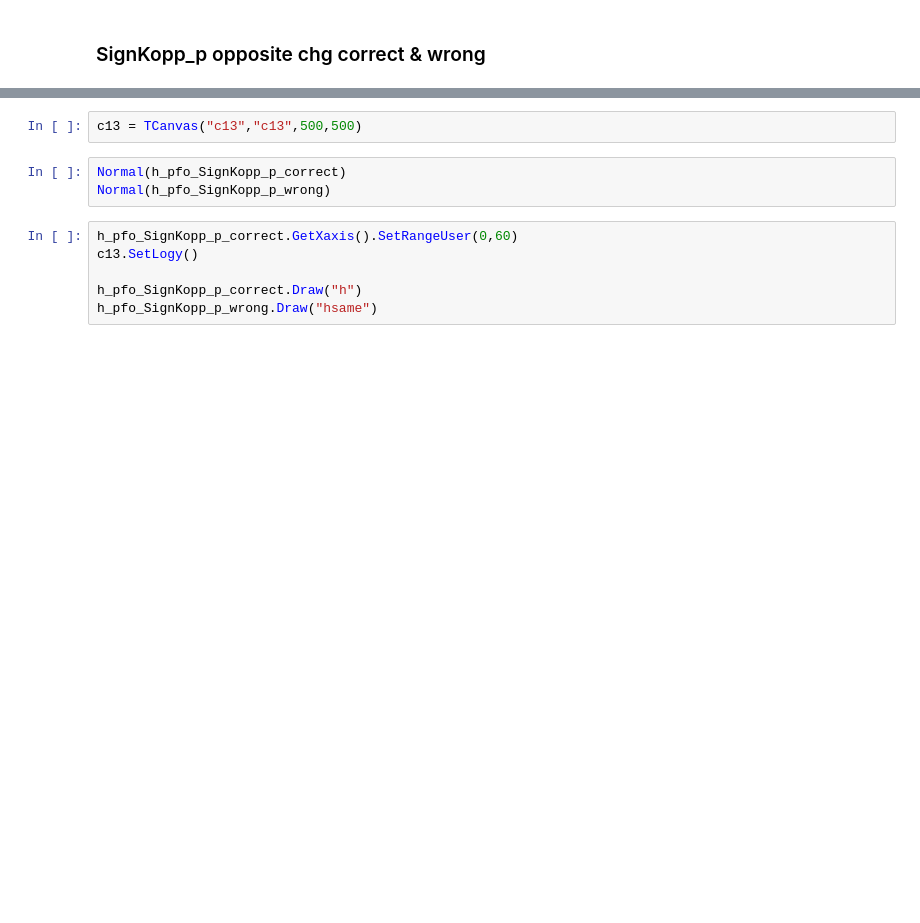
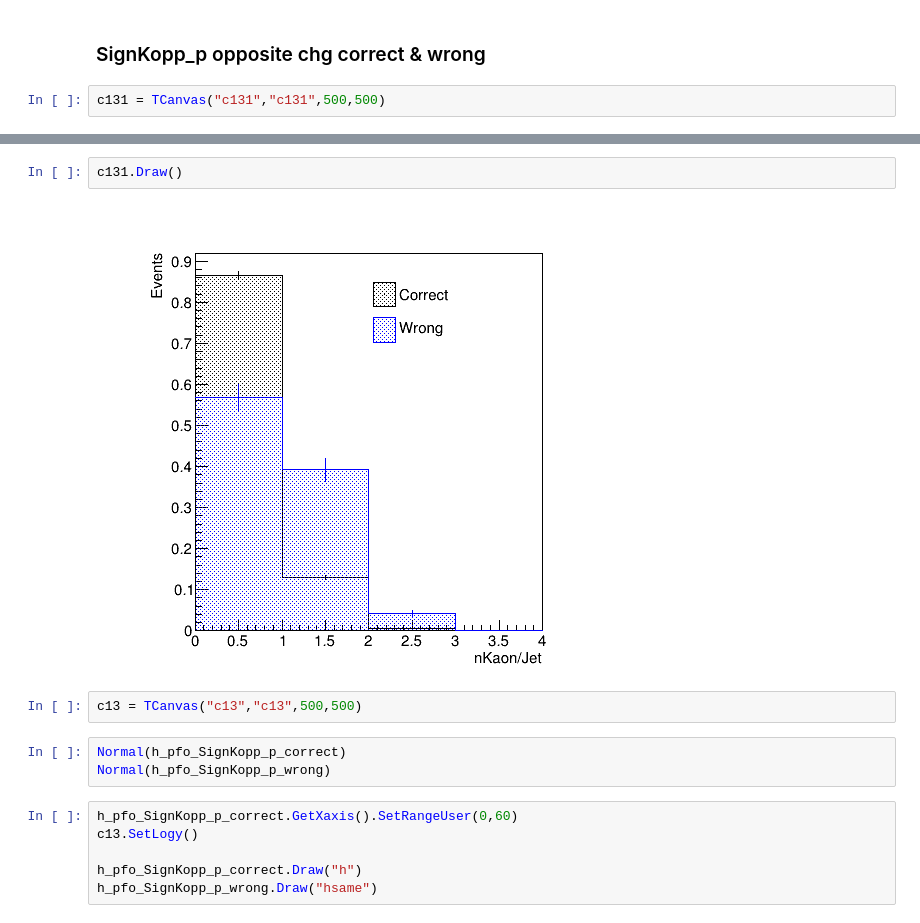
Before and after one commit to yuichiok/VertexMacro, a Jupyter notebook: QQbar250/jupyter/ssbar/dEdx_dist/Migration_Analysis.ipynb, the cells around one changed output, grey strips where cells are left out. Drawn from its saved outputs; the diff is of its cells as text; blank space fills up the shorter version.

```diff
--- a/QQbar250/jupyter/ssbar/dEdx_dist/Migration_Analysis.ipynb
+++ b/QQbar250/jupyter/ssbar/dEdx_dist/Migration_Analysis.ipynb
@@ -375,2 +399,4 @@ c12.Draw()
 # %% [markdown]
 ### SignKopp_p opposite chg correct & wrong
+# %%
+c131 = TCanvas("c131","c131",500,500)
@@ -377,3 +422,7 @@ c12.Draw()
+# %%
+c131.Draw()
+# %% [output]
+[figure, added]
 # %%
 c13 = TCanvas("c13","c13",500,500)
 # %%
```
Also changed, not shown: parts of 28 cells of this notebook, 3 other files.
